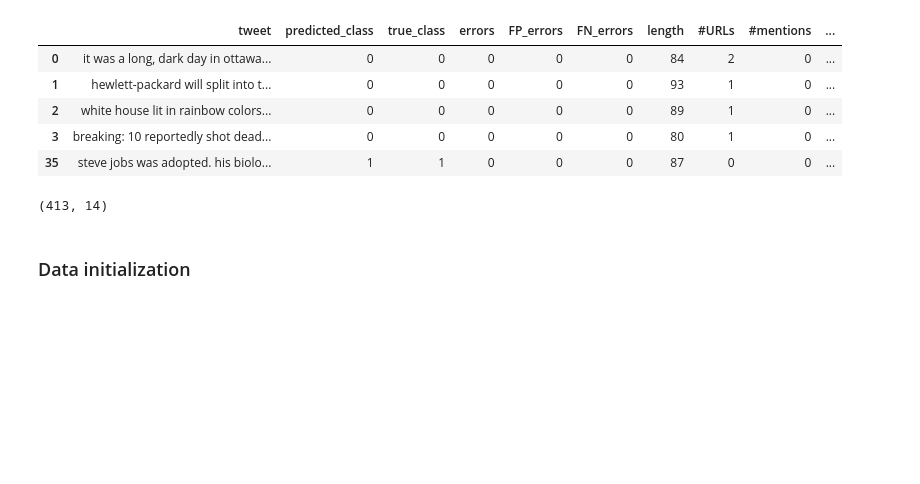
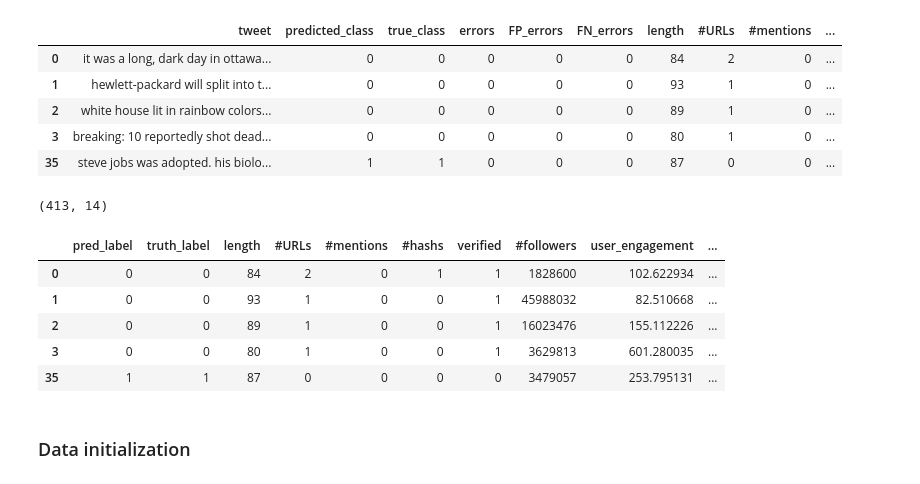
Before and after one commit to NGO-Algorithm-Audit/unsupervised-bias-detection, a Jupyter notebook: HBAC_scan/HBAC_BERT_disinformation_classifier.ipynb, the cells around one changed output. Saved outputs shown, nothing was run; the diff lists cells and outputs as text; code cells hidden in the pictures; blank space fills up the shorter version.

```diff
--- a/HBAC_scan/HBAC_BERT_disinformation_classifier.ipynb
+++ b/HBAC_scan/HBAC_BERT_disinformation_classifier.ipynb
@@ -103,3 +103,14 @@ df_full.head()
 df_full.shape
 # %% [output]
 (413, 14)
+# %%
+df_test = df_full.drop(['tweet', 'errors', 'FP_errors', 'FN_errors'], axis=1)
+df_test2 = df_test.rename({'predicted_class': 'pred_label', 'true_class': 'truth_label'}, axis=1)
+df_test2.head()
+# %% [output]
+|  | pred_label | truth_label | length | #URLs | #mentions | #hashs | verified | #followers | user_engagement | ... |
+| 0 | 0 | 0 | 84 | 2 | 0 | 1 | 1 | 1828600 | 102.622934 | ... |
+| 1 | 0 | 0 | 93 | 1 | 0 | 0 | 1 | 45988032 | 82.510668 | ... |
+| 2 | 0 | 0 | 89 | 1 | 0 | 0 | 1 | 16023476 | 155.112226 | ... |
+| 3 | 0 | 0 | 80 | 1 | 0 | 0 | 1 | 3629813 | 601.280035 | ... |
+| 35 | 1 | 1 | 87 | 0 | 0 | 0 | 0 | 3479057 | 253.795131 | ... |
```
Also changed, not shown: parts of 1 cell of this notebook, 2 other files.
